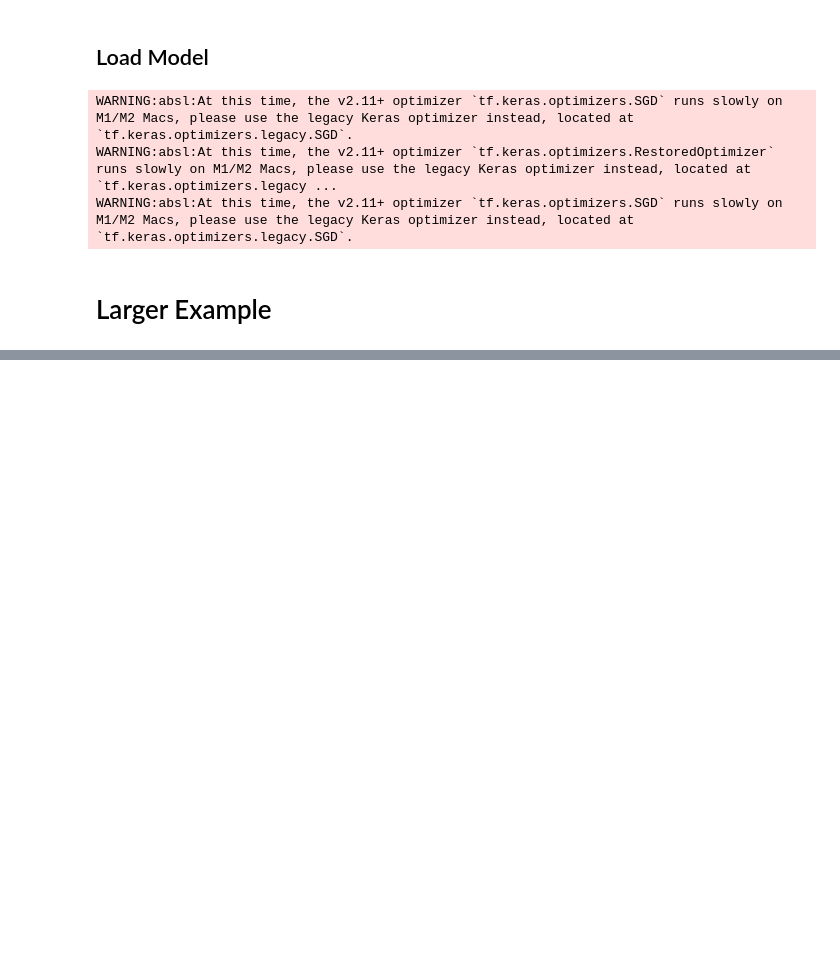
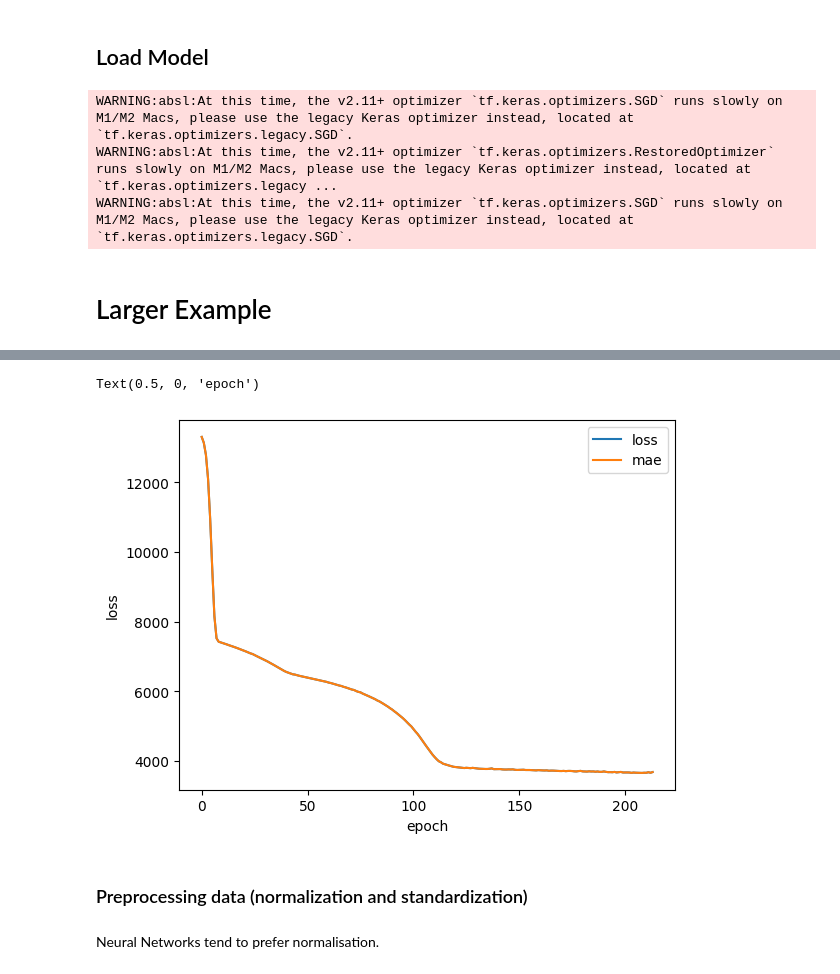
Before and after one commit to MerleSt/Learning_Deep_Learning, a Jupyter notebook: Notebooks/01_neural_network_regression_with_tensorflow.ipynb, the cells around one changed output, grey strips where cells are left out. Saved outputs shown, nothing was run; the diff lists cells and outputs as text; code cells hidden in the pictures; blank space fills up the shorter version.

```diff
--- a/Notebooks/01_neural_network_regression_with_tensorflow.ipynb
+++ b/Notebooks/01_neural_network_regression_with_tensorflow.ipynb
@@ -504,0 +660,12 @@ WARNING:absl:At this time, the v2.11+ optimizer `tf.keras.optimizers.SGD` runs s
+# %%
+random.seed(42)
+np.random.seed(42)
+tf.random.set_seed(42)
+callback = tf.keras.callbacks.EarlyStopping(monitor='loss', patience=5)
+insurance_model_3 = tf.keras.Sequential([
+    tf.keras.layers.Dense(100),
+    tf.keras.layers.Dense(10),
+    tf.keras.layers.Dense(1)
+])
+insurance_model_3.compile(optimizer=tf.keras.optimizers.legacy.Adam(), loss='mae', metrics=['mae'])
+history_2 = insurance_model_3.fit(X_train, y_train, epochs=500, callbacks=[callback])
@@ -504,0 +690,11 @@ WARNING:absl:At this time, the v2.11+ optimizer `tf.keras.optimizers.SGD` runs s
+# %%
+pd.DataFrame(history_2.history).plot()
+plt.ylabel("loss")
+plt.xlabel("epoch")
+# %% [output]
+Text(0.5, 0, 'epoch')
+[figure, added]
+# %% [markdown]
+### Preprocessing data (normalization and standardization)
+# %% [markdown]
+Neural Networks tend to prefer normalisation.
```
Also changed, not shown: parts of 23 cells of this notebook, 3 other files.
